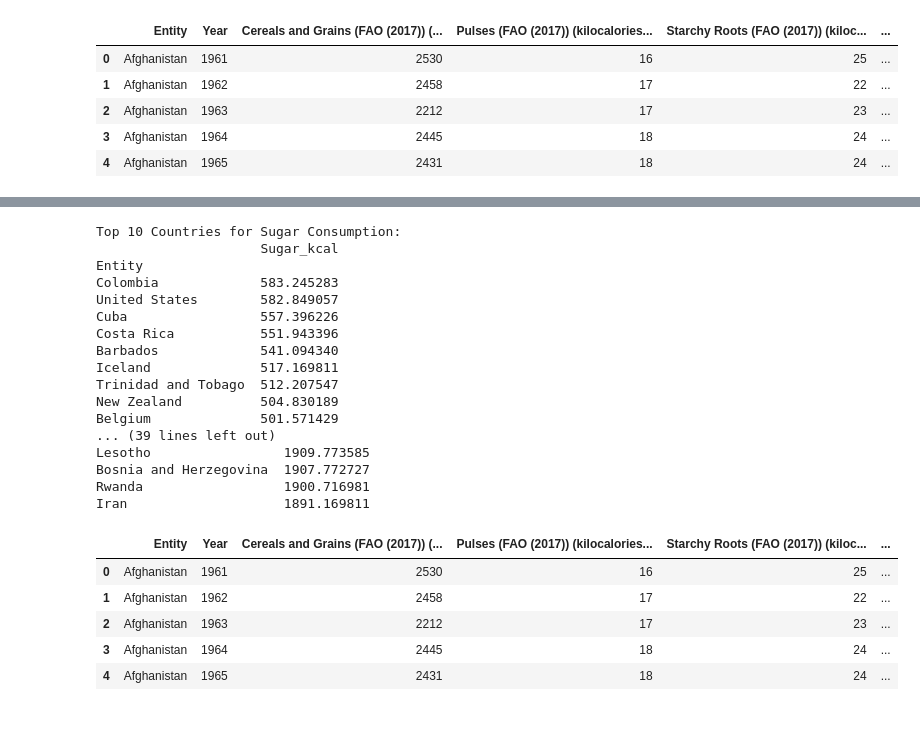
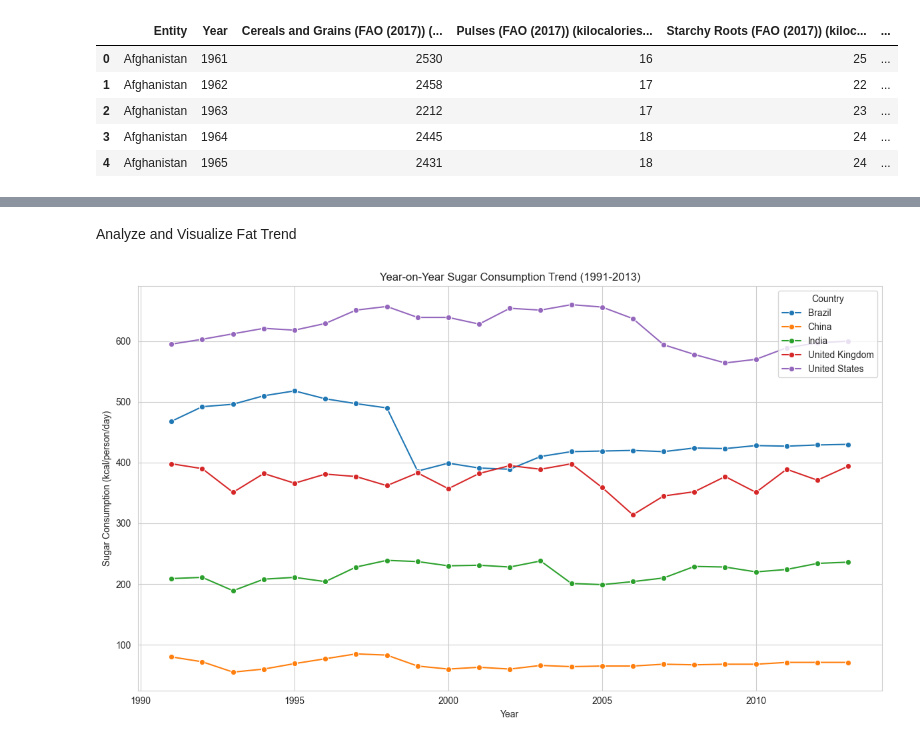
Before and after one commit to yashiigupta/Nutrition-and-Obesity-Trends, a Jupyter notebook: notebooks/area_diet_trends.ipynb, the cells around one changed output, grey strips where cells are left out. Cells and saved outputs as stored; diff of their text form; code cells hidden in the pictures.

```diff
--- a/notebooks/area_diet_trends.ipynb
+++ b/notebooks/area_diet_trends.ipynb
@@ -4,0 +50,19 @@ df = pd.read_csv('../RawData/Diet-Compositions/Diet compositions by commodity ca
+# %%
+sugar_col = 'Sugar (FAO (2017)) (kilocalories per person per day)'
+fat_col = 'Oils & Fats (FAO (2017)) (kilocalories per person per day)'
+
+protein_col = 'Protein (kcal/person/day)'
+df_diet[protein_col] = df_diet['Meat (FAO (2017)) (kilocalories per person per day)'] + \
+                       df_diet['Dairy & Eggs (FAO (2017)) (kilocalories per person per day)']
+
+fiber_col = 'Fiber (kcal/person/day)'
+df_diet[fiber_col] = df_diet['Cereals and Grains (FAO (2017)) (kilocalories per person per day)'] + \
+                     df_diet['Pulses (FAO (2017)) (kilocalories per person per day)'] + \
+                     df_diet['Starchy Roots (FAO (2017)) (kilocalories per person per day)'] + \
+                     df_diet['Fruit and Vegetables (FAO (2017)) (kilocalories per person per day)']
+
+print("Updated Column Names:")
+print(df_diet.columns.tolist())
+
+print("\nFirst 5 Rows with new columns:")
+print(df_diet.head())
@@ -98,34 +172,26 @@ Antigua and Barbuda  329.773585  305.320755    589.150943   857.000000
-# %%
-nutrient_list = ['Sugar_kcal', 'Fat_kcal', 'Protein_kcal', 'Fiber_kcal']
-
-for nutrient in nutrient_list:
-    print(f"\nTop 10 Countries for {nutrient.replace('_kcal', '')} Consumption:")
-    top_countries = per_capita_nutrient_consumption.sort_values(by=nutrient, ascending=False).head(10)
-    print(top_countries[[nutrient]])
-# %% [output]
-Top 10 Countries for Sugar Consumption:
-                     Sugar_kcal
-Entity
-Colombia             583.245283
-United States        582.849057
-Cuba                 557.396226
-Costa Rica           551.943396
-Barbados             541.094340
-Iceland              517.169811
-Trinidad and Tobago  512.207547
-New Zealand          504.830189
-Belgium              501.571429
-... (39 lines left out)
-Lesotho                 1909.773585
-Bosnia and Herzegovina  1907.772727
-Rwanda                  1900.716981
-Iran                    1891.169811
-# %%
-df.head()
-# %% [output]
-|  | Entity | Year | Cereals and Grains (FAO (2017)) (... | Pulses (FAO (2017)) (kilocalories... | Starchy Roots (FAO (2017)) (kiloc... | ... |
-| 0 | Afghanistan | 1961 | 2530 | 16 | 25 | ... |
-| 1 | Afghanistan | 1962 | 2458 | 17 | 22 | ... |
-| 2 | Afghanistan | 1963 | 2212 | 17 | 23 | ... |
-| 3 | Afghanistan | 1964 | 2445 | 18 | 24 | ... |
-| 4 | Afghanistan | 1965 | 2431 | 18 | 24 | ... |
+# %% [markdown]
+Analyze and Visualize Fat Trend
+# %%
+import matplotlib.pyplot as plt
+import seaborn as sns
+
+# Set a style for the plots for better aesthetics
+sns.set_style("whitegrid")
+
+# Create the line plot for sugar consumption trend
+plt.figure(figsize=(12, 7))
+sns.lineplot(data=df_trend, x='Year', y=sugar_col, hue='Entity', marker='o')
+
+# Set plot title and labels
+plt.title('Year-on-Year Sugar Consumption Trend (1991-2013)')
+plt.xlabel('Year')
+plt.ylabel('Sugar Consumption (kcal/person/day)')
+
+# Display legend
+plt.legend(title='Country')
+
+# Improve layout and display the plot
+plt.tight_layout()
+plt.show()
+# %% [output]
+[figure, added]
```
Also changed, not shown: parts of 24 cells of this notebook.
